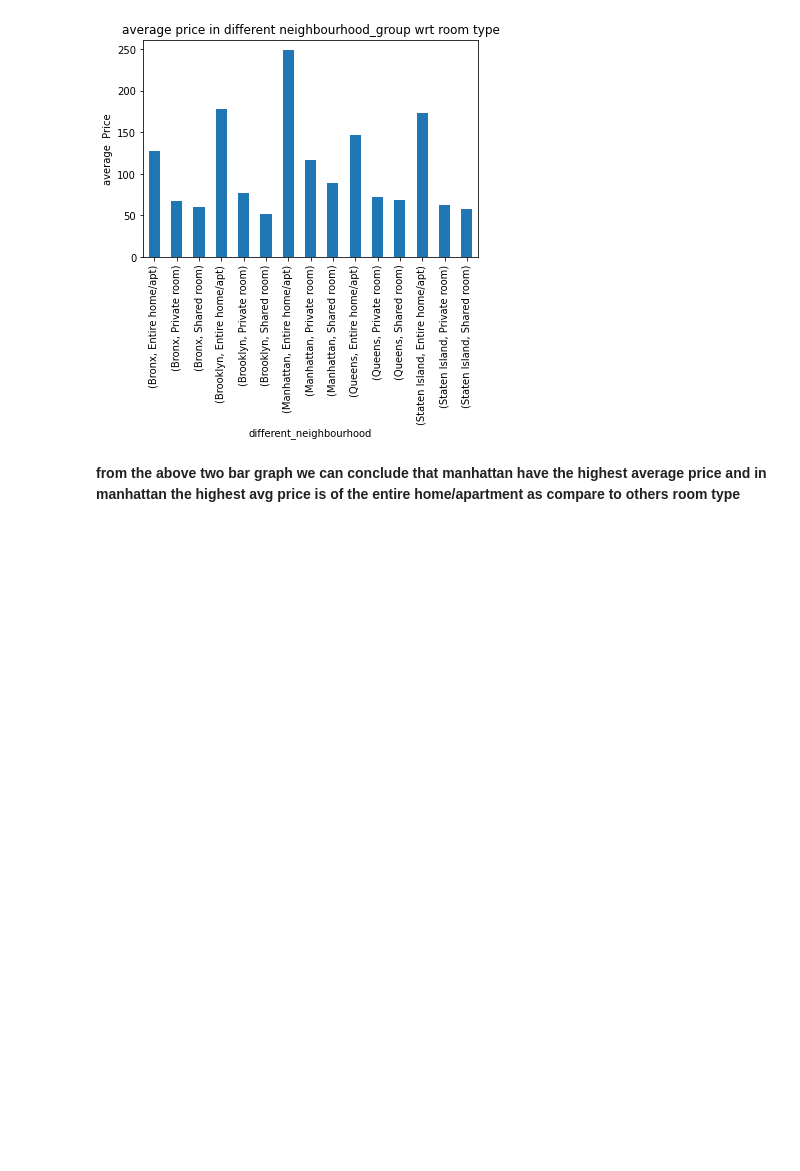
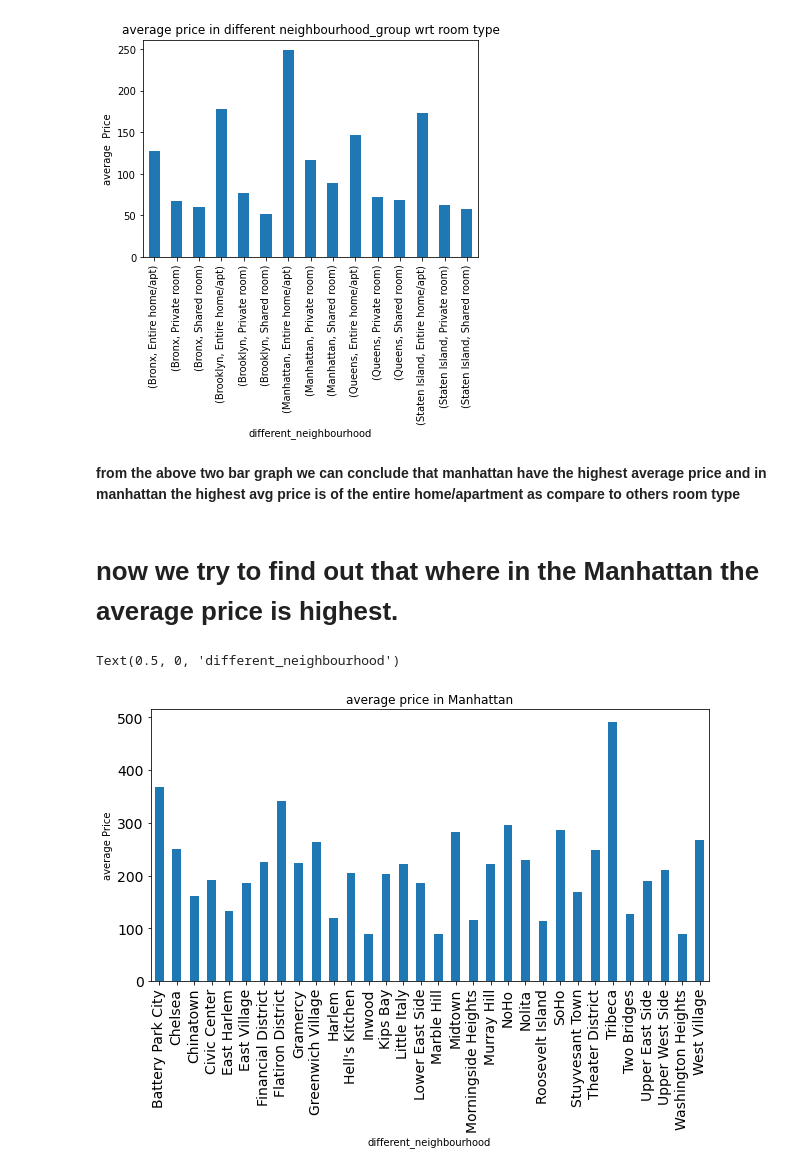
Before and after one commit to avanish04/EDA-on-airbnb, a Jupyter notebook: Copy_of_Airbnb_Bookings_Analysis_Capstone_Project.ipynb, the cells around one changed output. Cells and saved outputs as stored; diff of their text form; code cells hidden in the pictures; blank space fills up the shorter version.

```diff
--- a/Copy_of_Airbnb_Bookings_Analysis_Capstone_Project.ipynb
+++ b/Copy_of_Airbnb_Bookings_Analysis_Capstone_Project.ipynb
@@ -214,3 +214,16 @@ Text(0.5, 0, 'different_neighbourhood')
 [figure]
 # %% [markdown]
 **from the above two bar graph we can conclude that manhattan have the highest average price and in manhattan the highest avg price is of the entire home/apartment as compare to others room type**
+# %% [markdown]
+# now we try to find out that where in the Manhattan the average price is highest.
+# %%
+df_manhattan=df_airbnb[df_airbnb['neighbourhood_group']=='Manhattan']
+# %%
+df_manhattan.groupby(['neighbourhood'])['price'].mean().plot.bar(figsize = (10,5),fontsize = 14)
+
+plt.title('average price in Manhattan')
+plt.ylabel('average Price')
+plt.xlabel('different_neighbourhood')
+# %% [output]
+Text(0.5, 0, 'different_neighbourhood')
+[figure, added]
```
Also changed, not shown: parts of 5 cells of this notebook.
